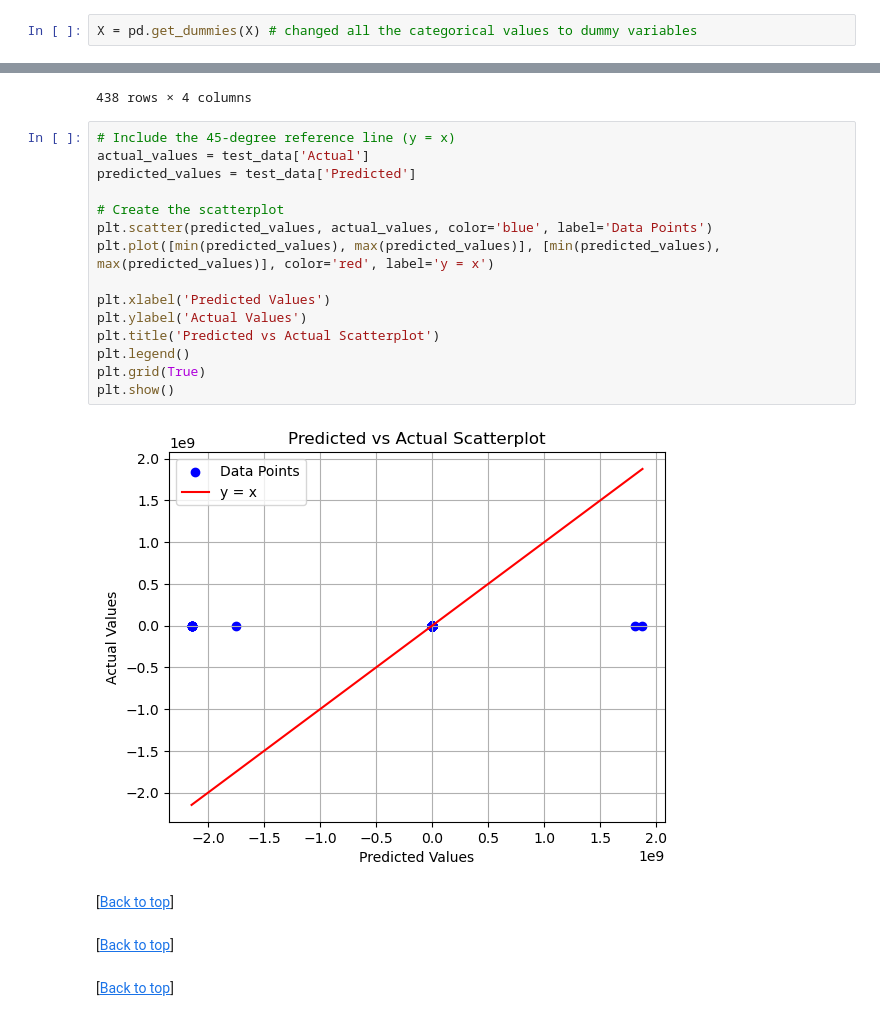
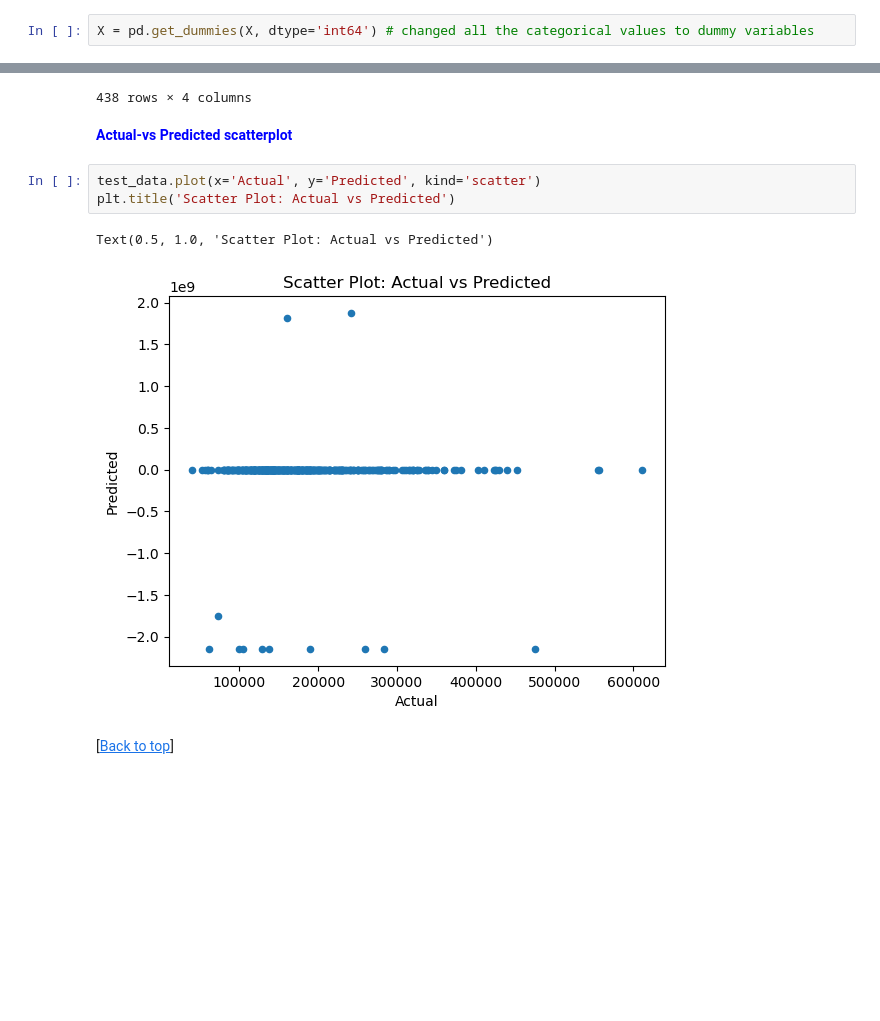
Before and after one commit to asiyashakeel78/Spring-Board, a Jupyter notebook: Capstone Project 2/House Prices Prediction-Modeling.ipynb, the cells around one changed output, grey strips where cells are left out. Drawn from its saved outputs; the diff is of its cells as text; blank space fills up the shorter version.

```diff
--- a/Capstone Project 2/House Prices Prediction-Modeling.ipynb
+++ b/Capstone Project 2/House Prices Prediction-Modeling.ipynb
@@ -143,7 +147,7 @@ y
 # %% [markdown]
 ### Create dummy variables to deal with categorical inputs
 # %%
-X = pd.get_dummies(X) # changed all the categorical values to dummy variables
+X = pd.get_dummies(X, dtype='int64') # changed all the categorical values to dummy variables
 # %%
 X
 # %% [output]
@@ -288,26 +309,13 @@ test_data
 | 436 | 426000 | 402138 | 23862 | 5.60 |
 | 437 | 175000 | 174021 | 979 | 0.56 |
 438 rows × 4 columns
-# %%
-# Include the 45-degree reference line (y = x)
-actual_values = test_data['Actual']
-predicted_values = test_data['Predicted']
-
-# Create the scatterplot
-plt.scatter(predicted_values, actual_values, color='blue', label='Data Points')
-plt.plot([min(predicted_values), max(predicted_values)], [min(predicted_values), max(predicted_values)], color='red', label='y = x')
-
-plt.xlabel('Predicted Values')
-plt.ylabel('Actual Values')
-plt.title('Predicted vs Actual Scatterplot')
-plt.legend()
-plt.grid(True)
-plt.show()
-# %% [output]
-[figure, removed]
-# %% [markdown]
-[<a href="#3.Modeling">Back to top</a>]
-# %% [markdown]
-[<a href="#3.Modeling">Back to top</a>]
+# %% [markdown]
+<font color=blue>__Actual-vs Predicted scatterplot__
+# %%
+test_data.plot(x='Actual', y='Predicted', kind='scatter')
+plt.title('Scatter Plot: Actual vs Predicted')
+# %% [output]
+Text(0.5, 1.0, 'Scatter Plot: Actual vs Predicted')
+[figure, added]
 # %% [markdown]
 [<a href="#3.Modeling">Back to top</a>]
```
Also changed, not shown: parts of 35 cells of this notebook.
